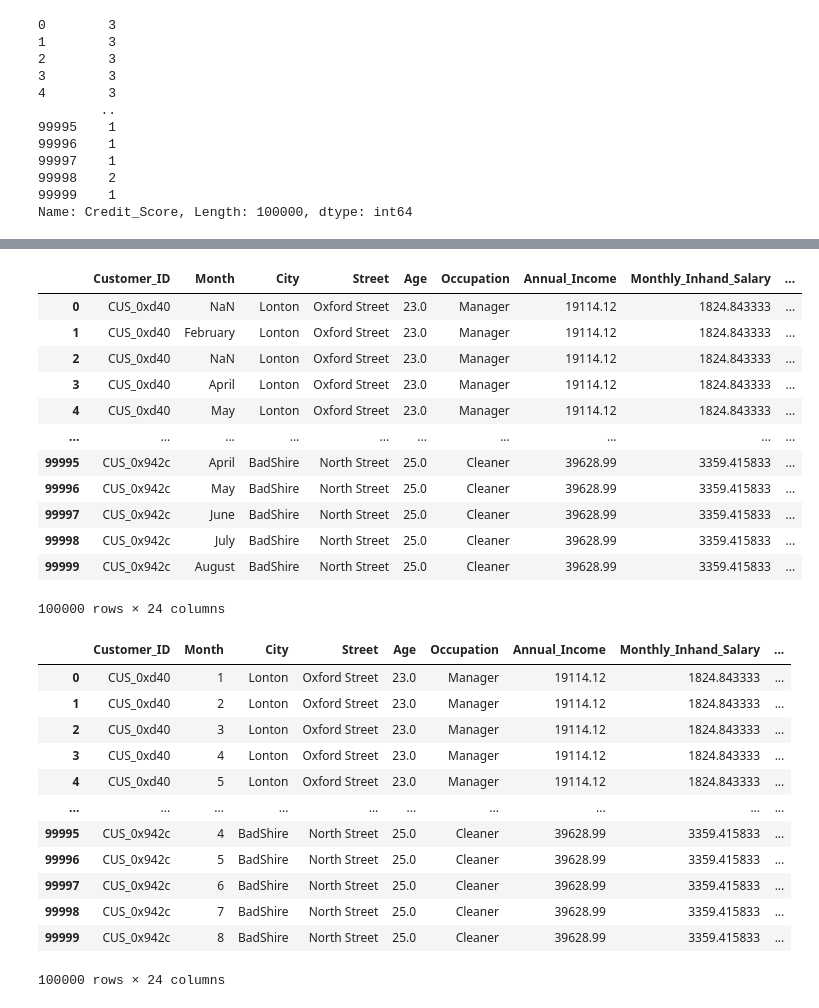
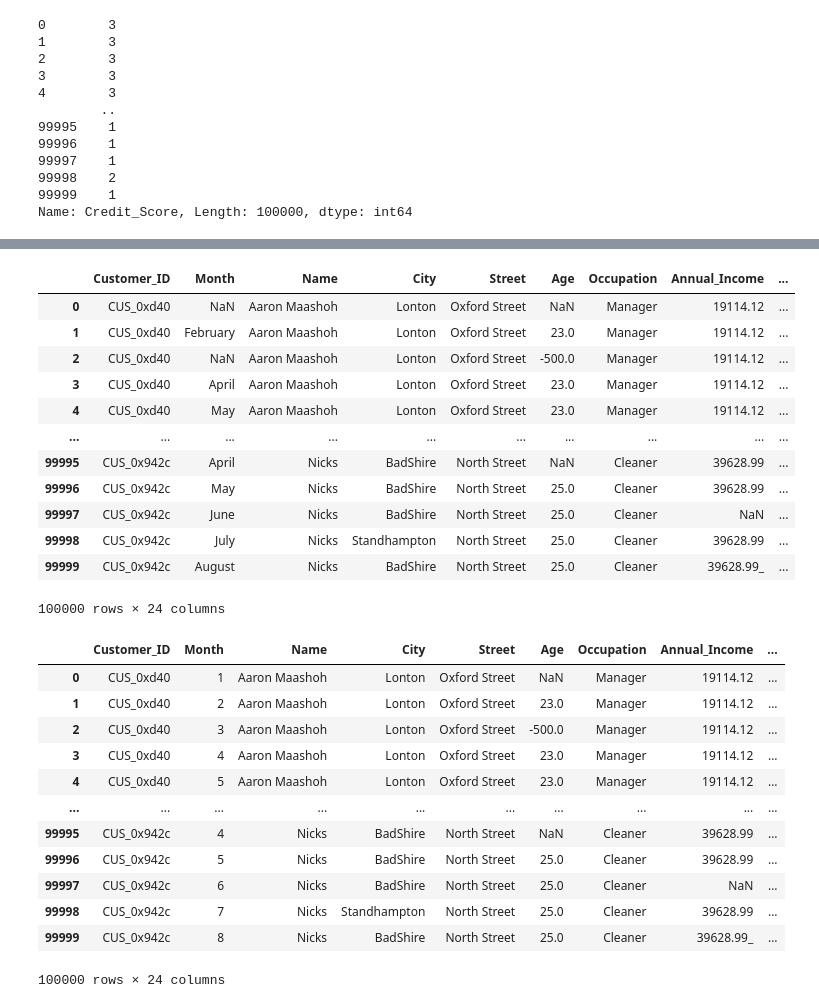
Before and after one commit to Chargent/Credit-Score-Prediction, a Jupyter notebook: main.ipynb, the cells around one changed output, grey strips where cells are left out. Drawn from its saved outputs; the diff is of its cells as text; code cells hidden in the pictures.

```diff
--- a/main.ipynb
+++ b/main.ipynb
@@ -47,6 +47,6 @@ credit_score_df
 Name: Credit_Score, Length: 100000, dtype: int64
 # %%
 # Remove the 'ID', 'SSN' and 'Name' column from the DataFrame
-df.drop(columns=['ID', 'SSN', 'Name'], inplace=True, axis=1)
+df.drop(columns=['ID', 'SSN', 'Credit_Score'], inplace=True, axis=1)
 df
 # %% [output]
@@ -65,38 +65,51 @@ df
 100000 rows × 24 columns
+# %%
+def uniform_columns(df, chunk_size=8):
+    chunks_total = len(df) // chunk_size
+    uniform_columns = []
+
+    for col in df.columns:
+        uniform_count = 0
+        for i in range(chunks_total):
+            chunk = df.iloc[i*chunk_size:(i+1)*chunk_size]
+            non_na_values = set(chunk[col].dropna())
+            if len(non_na_values) == 1:
+                uniform_count += 1
+        if uniform_count == chunks_total:
+            uniform_columns.append(col)
+
+    return uniform_columns
+
+uniform_col = uniform_columns(df,8)
+uniform_col
 # %%
-# Defining the columns to be processed
-columns_to_process = [
-    'Customer_ID', 'City', 'Street', 'Age',
-    'Occupation', 'Annual_Income', 'Monthly_Inhand_Salary', 'Num_of_Loan'
-]
-
 # Process the DataFrame in chunks of 8 rows
 chunk_size = 8
 for start in range(0, len(df), chunk_size):
     end = start + chunk_size
     # Use indices to work with the chunk
     chunk_indices = df.index[start:end]
     chunk = df.loc[chunk_indices]
     # For each specified column, calculate the mode and update the chunk rows
-    for col in columns_to_process:
+    for col in uniform_col:
         # If there are multiple modes, we take the first one
         mode_value = chunk[col].mode().iloc[0]
         df.loc[chunk_indices, col] = mode_value
 
 df
 # %% [output]
-|  | Customer_ID | Month | City | Street | Age | Occupation | Annual_Income | Monthly_Inhand_Salary | ... |
-| 0 | CUS_0xd40 | NaN | Lonton | Oxford Street | 23.0 | Manager | 19114.12 | 1824.843333 | ... |
-| 1 | CUS_0xd40 | February | Lonton | Oxford Street | 23.0 | Manager | 19114.12 | 1824.843333 | ... |
-| 2 | CUS_0xd40 | NaN | Lonton | Oxford Street | 23.0 | Manager | 19114.12 | 1824.843333 | ... |
-| 3 | CUS_0xd40 | April | Lonton | Oxford Street | 23.0 | Manager | 19114.12 | 1824.843333 | ... |
-| 4 | CUS_0xd40 | May | Lonton | Oxford Street | 23.0 | Manager | 19114.12 | 1824.843333 | ... |
+|  | Customer_ID | Month | Name | City | Street | Age | Occupation | Annual_Income | ... |
+| 0 | CUS_0xd40 | NaN | Aaron Maashoh | Lonton | Oxford Street | NaN | Manager | 19114.12 | ... |
+| 1 | CUS_0xd40 | February | Aaron Maashoh | Lonton | Oxford Street | 23.0 | Manager | 19114.12 | ... |
+| 2 | CUS_0xd40 | NaN | Aaron Maashoh | Lonton | Oxford Street | -500.0 | Manager | 19114.12 | ... |
+| 3 | CUS_0xd40 | April | Aaron Maashoh | Lonton | Oxford Street | 23.0 | Manager | 19114.12 | ... |
+| 4 | CUS_0xd40 | May | Aaron Maashoh | Lonton | Oxford Street | 23.0 | Manager | 19114.12 | ... |
 | ... | ... | ... | ... | ... | ... | ... | ... | ... | ... |
-| 99995 | CUS_0x942c | April | BadShire | North Street | 25.0 | Cleaner | 39628.99 | 3359.415833 | ... |
-| 99996 | CUS_0x942c | May | BadShire | North Street | 25.0 | Cleaner | 39628.99 | 3359.415833 | ... |
-| 99997 | CUS_0x942c | June | BadShire | North Street | 25.0 | Cleaner | 39628.99 | 3359.415833 | ... |
-| 99998 | CUS_0x942c | July | BadShire | North Street | 25.0 | Cleaner | 39628.99 | 3359.415833 | ... |
-| 99999 | CUS_0x942c | August | BadShire | North Street | 25.0 | Cleaner | 39628.99 | 3359.415833 | ... |
+| 99995 | CUS_0x942c | April | Nicks | BadShire | North Street | NaN | Cleaner | 39628.99 | ... |
+| 99996 | CUS_0x942c | May | Nicks | BadShire | North Street | 25.0 | Cleaner | 39628.99 | ... |
+| 99997 | CUS_0x942c | June | Nicks | BadShire | North Street | 25.0 | Cleaner | NaN | ... |
+| 99998 | CUS_0x942c | July | Nicks | Standhampton | North Street | 25.0 | Cleaner | 39628.99 | ... |
+| 99999 | CUS_0x942c | August | Nicks | BadShire | North Street | 25.0 | Cleaner | 39628.99_ | ... |
 100000 rows × 24 columns
 # %%
 # Define month encoding
@@ -119,16 +132,16 @@ encoded_cycle = list(islice(cycle(range(1, 9)), len(df)))
 df["Month"] = encoded_cycle
 df
 # %% [output]
-|  | Customer_ID | Month | City | Street | Age | Occupation | Annual_Income | Monthly_Inhand_Salary | ... |
-| 0 | CUS_0xd40 | 1 | Lonton | Oxford Street | 23.0 | Manager | 19114.12 | 1824.843333 | ... |
-| 1 | CUS_0xd40 | 2 | Lonton | Oxford Street | 23.0 | Manager | 19114.12 | 1824.843333 | ... |
-| 2 | CUS_0xd40 | 3 | Lonton | Oxford Street | 23.0 | Manager | 19114.12 | 1824.843333 | ... |
-| 3 | CUS_0xd40 | 4 | Lonton | Oxford Street | 23.0 | Manager | 19114.12 | 1824.843333 | ... |
-| 4 | CUS_0xd40 | 5 | Lonton | Oxford Street | 23.0 | Manager | 19114.12 | 1824.843333 | ... |
+|  | Customer_ID | Month | Name | City | Street | Age | Occupation | Annual_Income | ... |
+| 0 | CUS_0xd40 | 1 | Aaron Maashoh | Lonton | Oxford Street | NaN | Manager | 19114.12 | ... |
+| 1 | CUS_0xd40 | 2 | Aaron Maashoh | Lonton | Oxford Street | 23.0 | Manager | 19114.12 | ... |
+| 2 | CUS_0xd40 | 3 | Aaron Maashoh | Lonton | Oxford Street | -500.0 | Manager | 19114.12 | ... |
+| 3 | CUS_0xd40 | 4 | Aaron Maashoh | Lonton | Oxford Street | 23.0 | Manager | 19114.12 | ... |
+| 4 | CUS_0xd40 | 5 | Aaron Maashoh | Lonton | Oxford Street | 23.0 | Manager | 19114.12 | ... |
 | ... | ... | ... | ... | ... | ... | ... | ... | ... | ... |
-| 99995 | CUS_0x942c | 4 | BadShire | North Street | 25.0 | Cleaner | 39628.99 | 3359.415833 | ... |
-| 99996 | CUS_0x942c | 5 | BadShire | North Street | 25.0 | Cleaner | 39628.99 | 3359.415833 | ... |
-| 99997 | CUS_0x942c | 6 | BadShire | North Street | 25.0 | Cleaner | 39628.99 | 3359.415833 | ... |
-| 99998 | CUS_0x942c | 7 | BadShire | North Street | 25.0 | Cleaner | 39628.99 | 3359.415833 | ... |
-| 99999 | CUS_0x942c | 8 | BadShire | North Street | 25.0 | Cleaner | 39628.99 | 3359.415833 | ... |
+| 99995 | CUS_0x942c | 4 | Nicks | BadShire | North Street | NaN | Cleaner | 39628.99 | ... |
+| 99996 | CUS_0x942c | 5 | Nicks | BadShire | North Street | 25.0 | Cleaner | 39628.99 | ... |
+| 99997 | CUS_0x942c | 6 | Nicks | BadShire | North Street | 25.0 | Cleaner | NaN | ... |
+| 99998 | CUS_0x942c | 7 | Nicks | Standhampton | North Street | 25.0 | Cleaner | 39628.99 | ... |
+| 99999 | CUS_0x942c | 8 | Nicks | BadShire | North Street | 25.0 | Cleaner | 39628.99_ | ... |
 100000 rows × 24 columns
```
Also changed, not shown: parts of 1 cell of this notebook.
